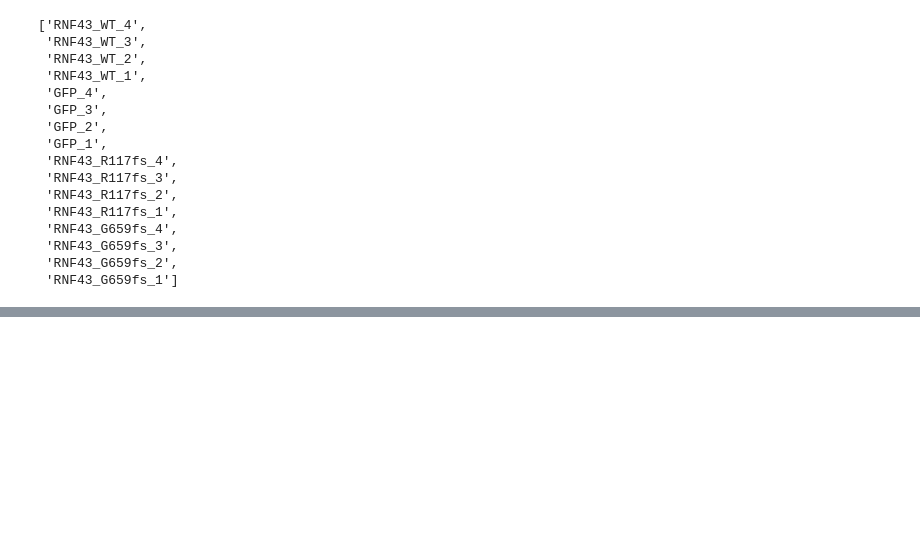
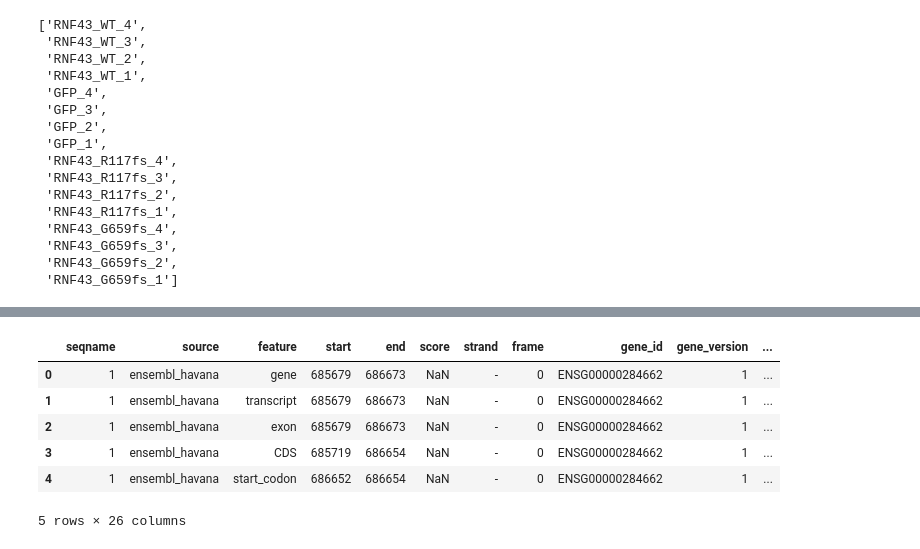
Before and after one commit to byeungchun/evip_remaster, a Jupyter notebook: notebook/dev.ipynb, the cells around one changed output, grey strips where cells are left out. Drawn from its saved outputs; the diff is of its cells as text; code cells hidden in the pictures; blank space fills up the shorter version.

```diff
--- a/notebook/dev.ipynb
+++ b/notebook/dev.ipynb
@@ -50,3 +56,13 @@ df_gtf = read_gtf(gtffile)
+# %%
+df_gtf.head()
+# %% [output]
+|  | seqname | source | feature | start | end | score | strand | frame | gene_id | gene_version | ... |
+| 0 | 1 | ensembl_havana | gene | 685679 | 686673 | NaN | - | 0 | ENSG00000284662 | 1 | ... |
+| 1 | 1 | ensembl_havana | transcript | 685679 | 686673 | NaN | - | 0 | ENSG00000284662 | 1 | ... |
+| 2 | 1 | ensembl_havana | exon | 685679 | 686673 | NaN | - | 0 | ENSG00000284662 | 1 | ... |
+| 3 | 1 | ensembl_havana | CDS | 685719 | 686654 | NaN | - | 0 | ENSG00000284662 | 1 | ... |
+| 4 | 1 | ensembl_havana | start_codon | 686652 | 686654 | NaN | - | 0 | ENSG00000284662 | 1 | ... |
+5 rows × 26 columns
 # %%
 df_tpm_gene = sum_tpm_by_gene_name(df_tpm, df_gtf)
 # %%
```
Also changed, not shown: parts of 6 cells of this notebook, 3 other files.
